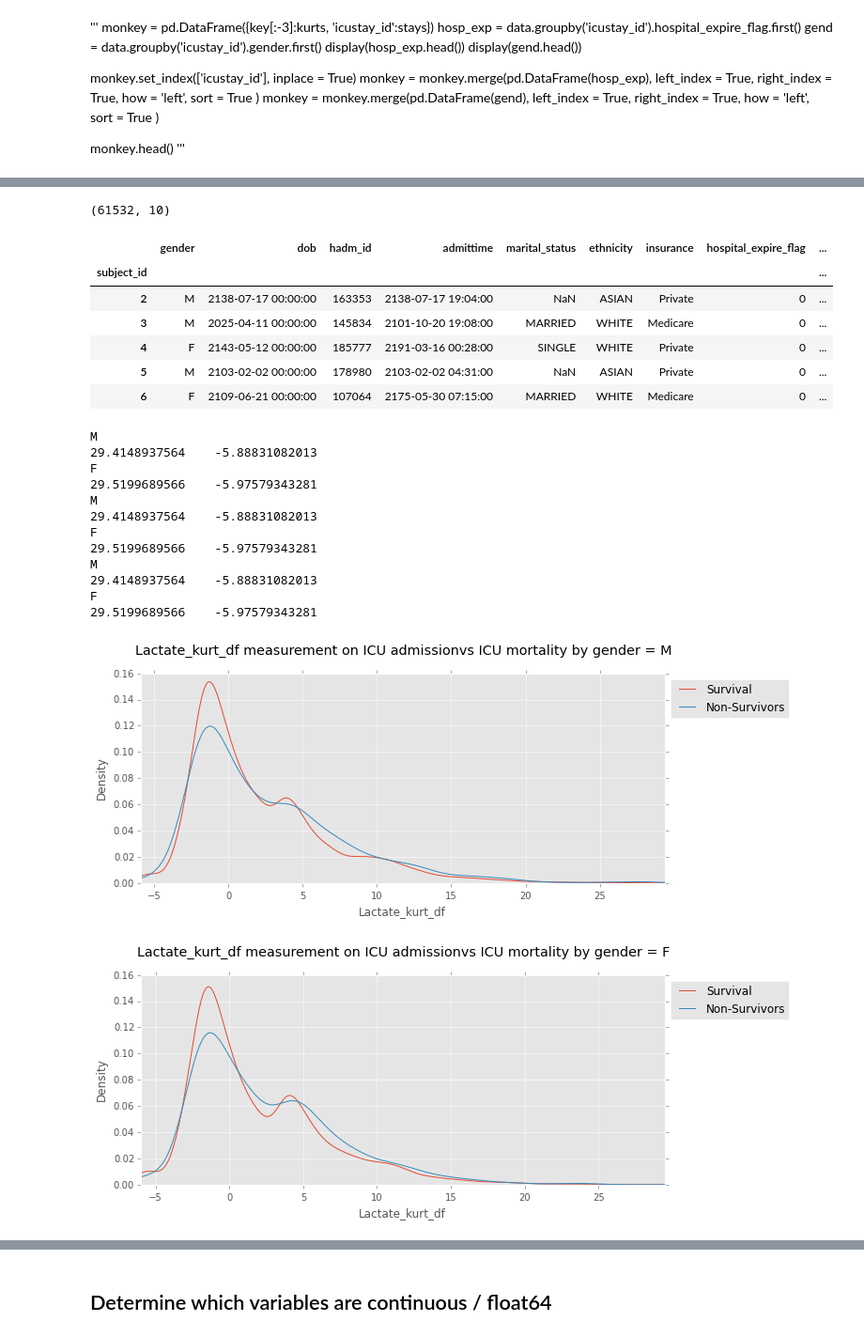
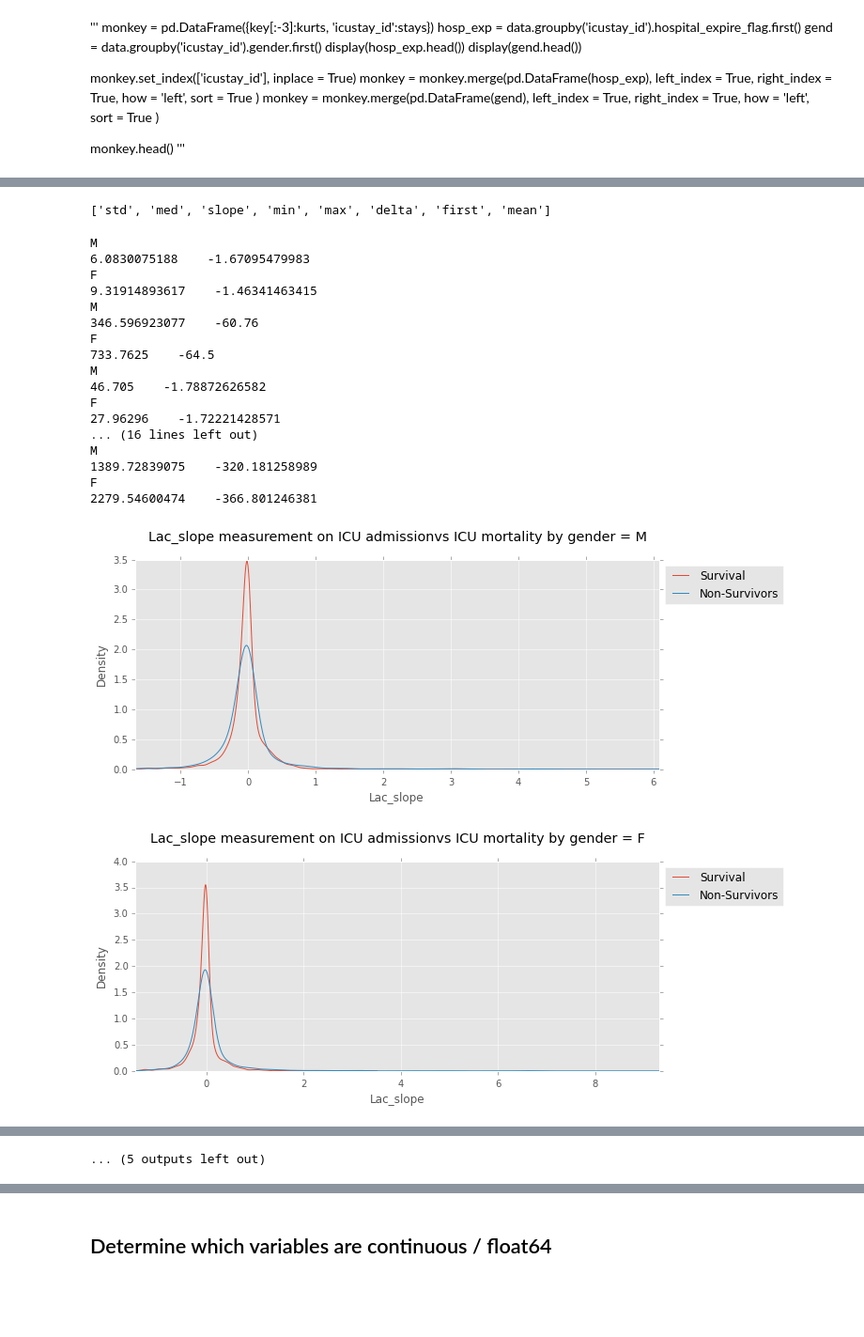
Before and after one commit to RJBeetel3/mimic3_analysis, a Jupyter notebook: LABEVENTS_FIRST24.ipynb, the cells around one changed output, grey strips where cells are left out. Shown at 94% size. Cells and saved outputs as stored; diff of their text form; code cells hidden in the pictures; blank space fills up the shorter version.

Commit message:
added code to calculate lab value delta and slope (last_value - first_value)/time_between

```diff
--- a/LABEVENTS_FIRST24.ipynb
+++ b/LABEVENTS_FIRST24.ipynb
@@ -50,5 +50,7 @@ A query was run on the mimic III database to generate chart data for the first 2
 The query was exported from Porticoto the file LAB_EVENTS_ANGUS_FIRST24.csv. The data was read into a pandas dataframe lab_events.
 # %%
 data = pd.DataFrame.from_csv('LAB_EVENTS_FIRST24.csv')
+data.loc[:,'charttime']  = pd.to_datetime(data.loc[:,'charttime'])
+data = data.sort_values(['icustay_id', 'charttime'],ascending=True)
 data.head()
 # %% [output]
@@ -112,3 +104,0 @@ array(['Creatinine', 'Glucose', 'Hematocrit', 'White Blood Cells',
-# %%
-for item in labels:
-    print "the number of samples for {} is {}".format(item, data['icustay_id'][data.label == item].dropna().unique().shape[0])
@@ -135,5 +112,6 @@ for item in labels:
     if num_samps > 7000:
         print "adding {}".format(item)
         labels2.append(item)
-display(labels2)
+labels2.sort(key=str.lower)
+labels2
 # %% [output]
@@ -396,22 +302,0 @@ display(calc_dict['mean']['pH_mean'])
-# %%
-# KURTOSIS CAN'T BE CALCULATED USING GROUPBY SO WE HAVE TO GET TRICKSY
-for key in kurt_dict_names.keys():
-    stays = []
-    kurts = []
-
-    stays = data.icustay_id.unique()
-    for stay in icustays:
-        kurts.append(data[data.icustay_id == stay]['valuenum'].kurtosis())
-    kurts_df = pd.DataFrame({key[:-3]:kurts,
-                                   'icustay_id':stays
-                                  })
-
-    hosp_exp = pd.DataFrame(data.groupby('icustay_id').hospital_expire_flag.first())
-    gend = pd.DataFrame(data.groupby('icustay_id').gender.first())
-    kurts_df.set_index(['icustay_id'], inplace = True)
-    kurts_df = kurts_df.merge(hosp_exp, left_index = True, right_index = True, how = 'left', sort = True)
-    kurt_dict[key] = kurts_df.merge(gend, left_index = True, right_index = True, how = 'left', sort = True)
-    kurt_dict[key].rename(columns={'hospital_expire_flag':'hospital_expired_flag'}, inplace = True)
-
-
-kurt_dict[key].head()
@@ -443,21 +349,10 @@ PREVIOUSLY MERGED WITH LABEVENTS DATA BUT MORE RECENT QUERIES OF LABEVENTS DATA
-# %%
-ptnt_demog = pd.DataFrame.from_csv('PTNT_DEMOG_FIRST24.csv')
-ptnt_demog.shape
-# %% [output]
-(61532, 10)
-# %%
-ptnt_demog.head()
-# %% [output]
-|  | gender | dob | hadm_id | admittime | marital_status | ethnicity | insurance | hospital_expire_flag | ... |
-| subject_id |  |  |  |  |  |  |  |  | ... |
-| 2 | M | 2138-07-17 00:00:00 | 163353 | 2138-07-17 19:04:00 | NaN | ASIAN | Private | 0 | ... |
-| 3 | M | 2025-04-11 00:00:00 | 145834 | 2101-10-20 19:08:00 | MARRIED | WHITE | Medicare | 0 | ... |
-| 4 | F | 2143-05-12 00:00:00 | 185777 | 2191-03-16 00:28:00 | SINGLE | WHITE | Private | 0 | ... |
-| 5 | M | 2103-02-02 00:00:00 | 178980 | 2103-02-02 04:31:00 | NaN | ASIAN | Private | 0 | ... |
-| 6 | F | 2109-06-21 00:00:00 | 107064 | 2175-05-30 07:15:00 | MARRIED | WHITE | Medicare | 0 | ... |
+# %%
+calc_dict.keys()
+# %% [output]
+['std', 'med', 'slope', 'min', 'max', 'delta', 'first', 'mean']
 # %%
 #mean_dict[mean_dict.keys()[0]].head()
-dummy = kurt_dict
+dummy = calc_dict['slope']
 
 for col in dummy.keys():
 
@@ -469,11 +364,11 @@ for col in dummy.keys():
     for gend in gender:
 
         print gend
-        dead = dummy[col][(dummy[col].hospital_expired_flag == 1)&
+        dead = dummy[col][(dummy[col].hospital_expire_flag == 1)&
                               (dummy[col].gender == gend)]
                           #&(const_dict[col][col2] >20)]
         dead.name = 'Non_Survivors'
-        live = dummy[col][(dummy[col].hospital_expired_flag == 0)&
+        live = dummy[col][(dummy[col].hospital_expire_flag == 0)&
                               (dummy[col].gender == gend)]
                           #&(const_dict[col][col2] >20)]
         live.name = 'Survivors'
@@ -491,38 +386,43 @@ for col in dummy.keys():
         live_max = live[col2].dropna().quantile(0.999)
         live_min = live[col2].dropna().quantile(0.01)
         dead_max = dead[col2].dropna().quantile(0.999)
         dead_min = dead[col2].dropna().quantile(0.01)
         maxlim = max(live_max, dead_max)
         minlim = min(live_min, dead_min)
 
 
         plt.subplots(figsize=(10,4))
         live[(live[col2] < live_max) & (live[col2] > live_min)][col2].plot.kde(
                                                                             alpha=1.0,label='Survival')
 
         dead[(dead[col2] < dead_max) & (dead[col2] > dead_min)][col2].plot.kde(
                                                                             alpha=1.0,label='Non-Survivors')
         # add title, labels etc.
         plt.title('{} measurement on ICU admission'.format(col) +
                    'vs ICU mortality by gender = {}\n'.format(gend))
         plt.xlabel(col)
         plt.legend(loc="upper left", bbox_to_anchor=(1,1),fontsize=12)
 
 
         print "{}    {}".format(maxlim, minlim)
         plt.xlim(minlim, maxlim)
 # %% [output]
 M
-29.4148937564    -5.88831082013
+6.0830075188    -1.67095479983
 F
-29.5199689566    -5.97579343281
+9.31914893617    -1.46341463415
 M
-29.4148937564    -5.88831082013
+346.596923077    -60.76
 F
-29.5199689566    -5.97579343281
+733.7625    -64.5
 M
-29.4148937564    -5.88831082013
+46.705    -1.78872626582
 F
-29.5199689566    -5.97579343281
+27.96296    -1.72221428571
+... (16 lines left out)
+M
+1389.72839075    -320.181258989
+F
+2279.54600474    -366.801246381
-[figure, old version]
+[figure, new version]
-[figure, old version]
+[figure, new version]
@@ -533,2 +438,3 @@ F
+... (5 outputs left out)
 # %%
 data2.head()
```
Also changed, not shown: parts of 28 cells of this notebook.
